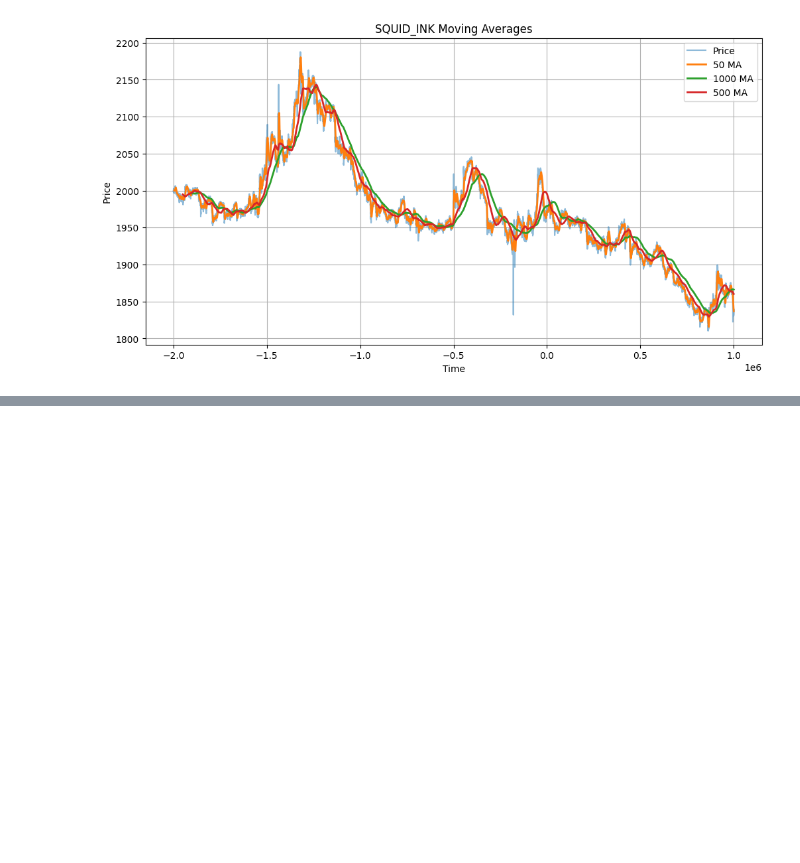
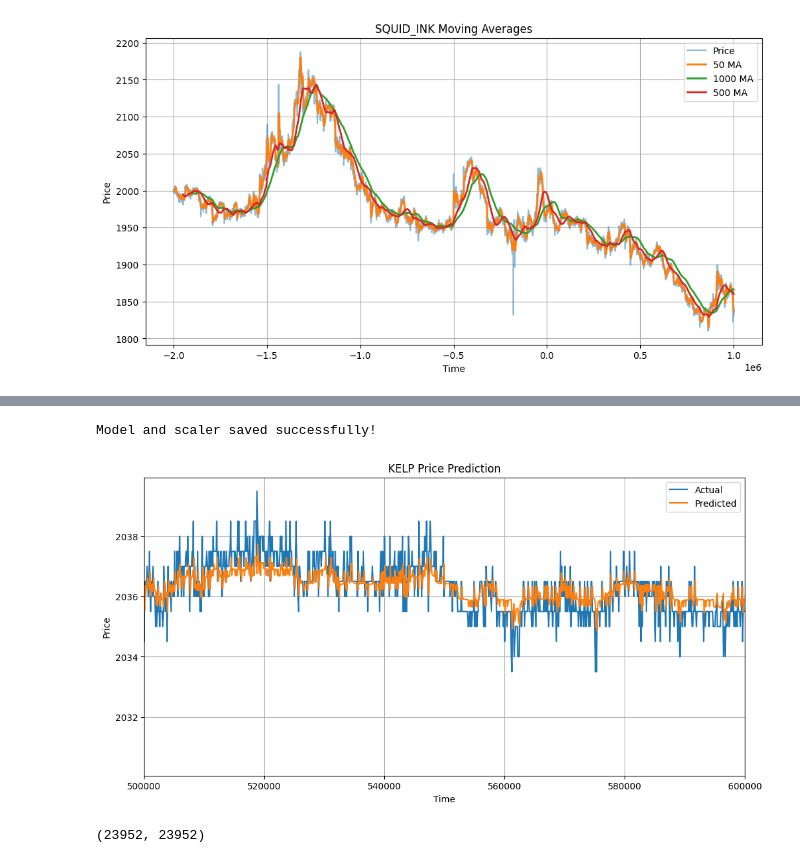
Before and after one commit to AkeBoss-tech/imc-prosperity-ake-bossers, a Jupyter notebook: round1/analysis.ipynb, the cells around one changed output, grey strips where cells are left out. Cells and saved outputs as stored; diff of their text form; code cells hidden in the pictures; blank space fills up the shorter version.

Commit message:
add lstm

```diff
--- a/round1/analysis.ipynb
+++ b/round1/analysis.ipynb
@@ -395,0 +424,31 @@ AttributeError: module 'numpy' has no attribute '_no_nep50_warning'
+# %%
+# Save the trained model
+torch.save(model.state_dict(), 'kelp_lstm_model.pth')
+
+# Save the scaler
+import joblib
+joblib.dump(scaler, 'kelp_scaler.pkl')
+
+print("Model and scaler saved successfully!")
+# %% [output]
+Model and scaler saved successfully!
+# %%
+plt.ion()
+
+# Plot results
+plt.figure(figsize=(12, 6))
+plt.plot(KELP['time'][-len(y_test_actual):], y_test_actual, label='Actual')
+plt.plot(KELP['time'][-len(test_predict):], test_predict, label='Predicted')
+plt.title('KELP Price Prediction')
+plt.xlabel('Time')
+plt.ylabel('Price')
+plt.legend()
+plt.grid(True)
+plt.xlim(0.5 * 1e6, 0.6 * 1e6)
+plt.show()
+# %% [output]
+[figure, added]
+# %%
+len(y_train_actual), len(KELP['time'][:len(X_train)])
+# %% [output]
+(23952, 23952)
```
Also changed, not shown: parts of 9 cells of this notebook, 2 other files.
